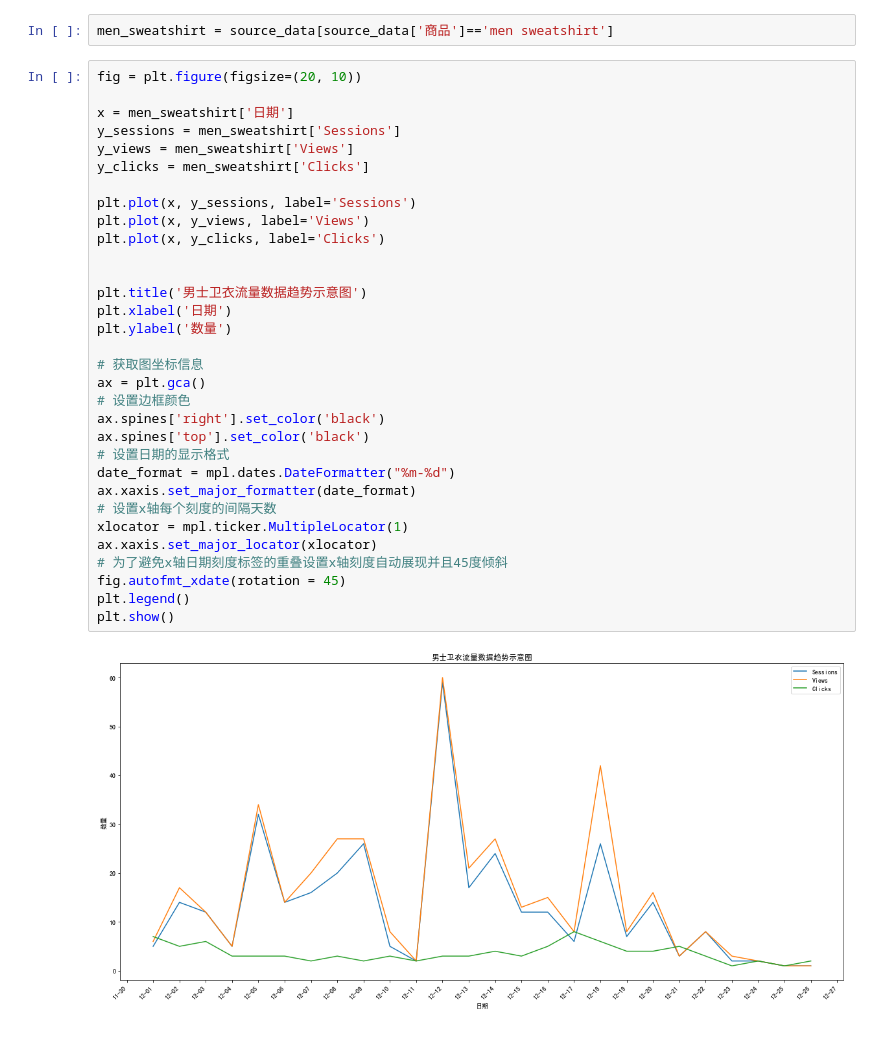
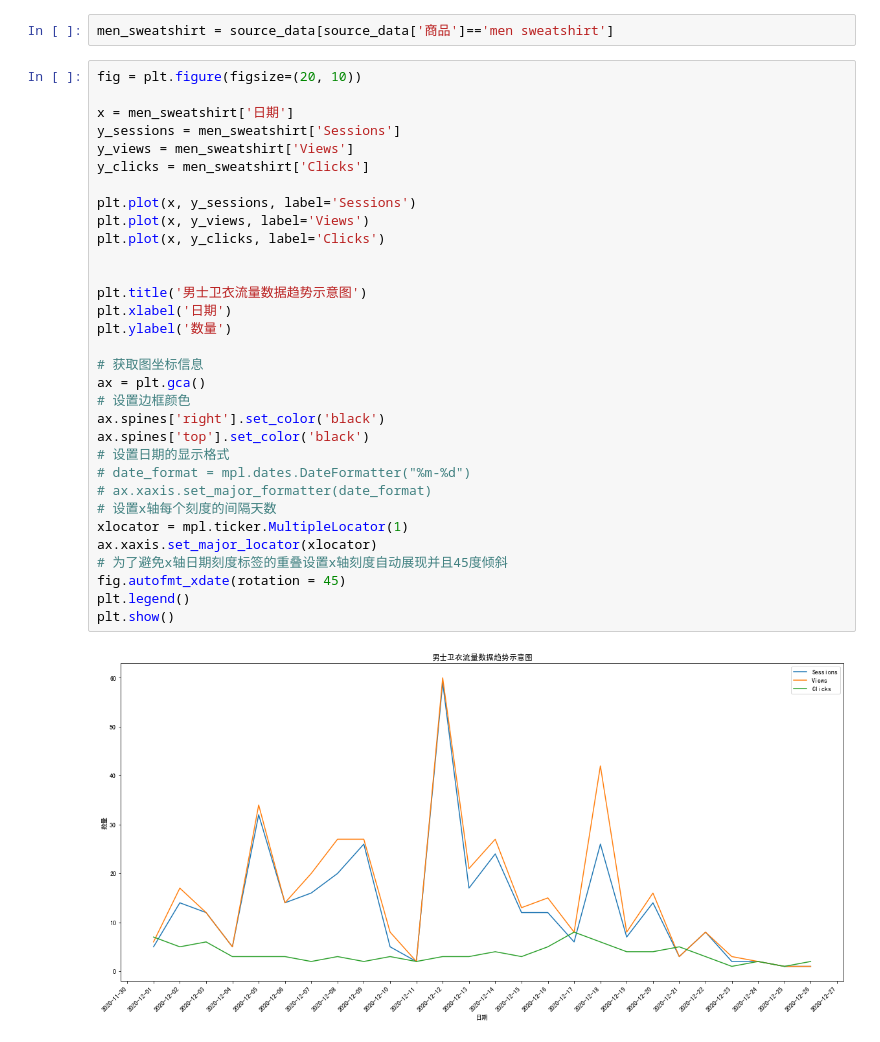
Before and after one commit to yves1012/Iridescent, a Jupyter notebook: Amazon/亚马逊数据分析报告.ipynb, the cells around one changed output. Cells and saved outputs as stored; diff of their text form.

```diff
--- a/Amazon/亚马逊数据分析报告.ipynb
+++ b/Amazon/亚马逊数据分析报告.ipynb
@@ -36,33 +36,33 @@ men_sweatshirt = source_data[source_data['商品']=='men sweatshirt']
 fig = plt.figure(figsize=(20, 10))
 
 x = men_sweatshirt['日期']
 y_sessions = men_sweatshirt['Sessions']
 y_views = men_sweatshirt['Views']
 y_clicks = men_sweatshirt['Clicks']
 
 plt.plot(x, y_sessions, label='Sessions')
 plt.plot(x, y_views, label='Views')
 plt.plot(x, y_clicks, label='Clicks')
 
 
 plt.title('男士卫衣流量数据趋势示意图')
 plt.xlabel('日期')
 plt.ylabel('数量')
 
 # 获取图坐标信息
 ax = plt.gca()
 # 设置边框颜色
 ax.spines['right'].set_color('black')
 ax.spines['top'].set_color('black')
 # 设置日期的显示格式
-date_format = mpl.dates.DateFormatter("%m-%d")
-ax.xaxis.set_major_formatter(date_format)
+# date_format = mpl.dates.DateFormatter("%m-%d")
+# ax.xaxis.set_major_formatter(date_format)
 # 设置x轴每个刻度的间隔天数
 xlocator = mpl.ticker.MultipleLocator(1)
 ax.xaxis.set_major_locator(xlocator)
 # 为了避免x轴日期刻度标签的重叠设置x轴刻度自动展现并且45度倾斜
 fig.autofmt_xdate(rotation = 45)
 plt.legend()
 plt.show()
 # %% [output]
-[figure, old version]
+[figure, new version]
```
Also changed, not shown: 2 other files.
